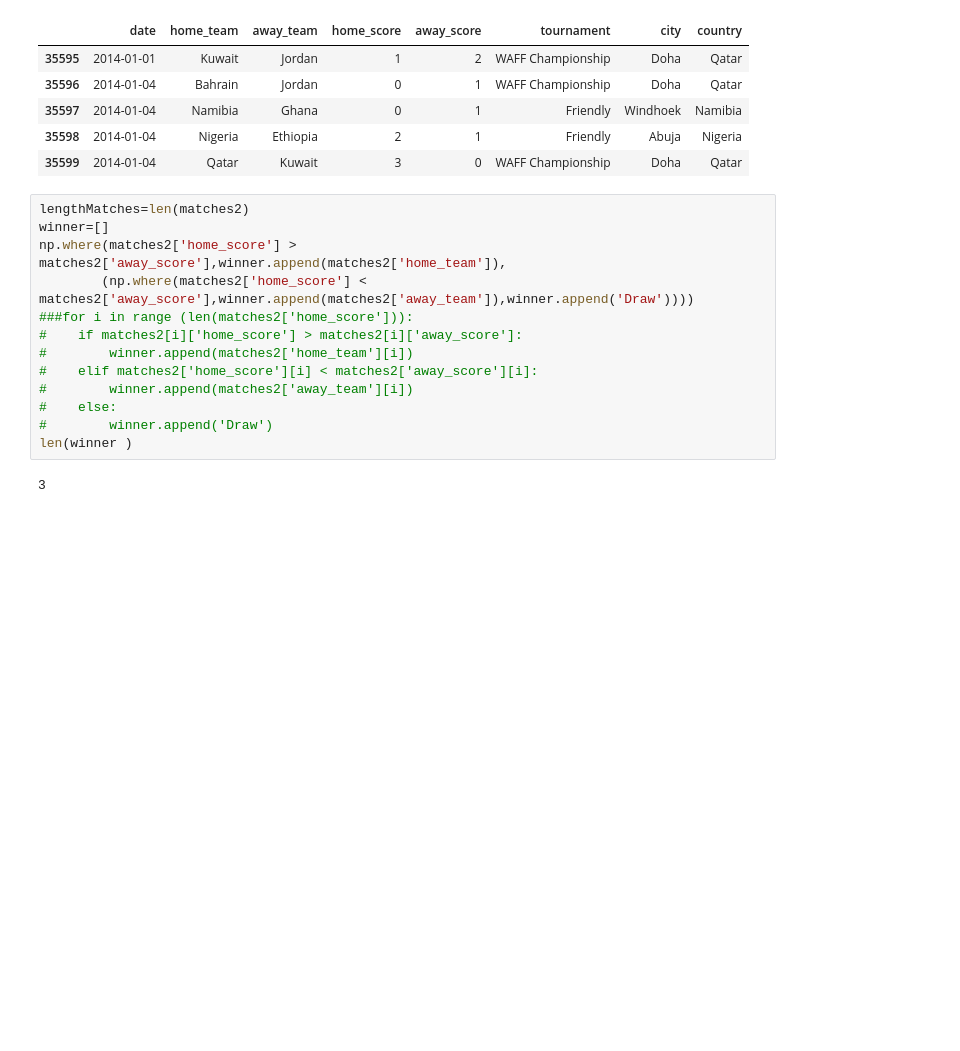
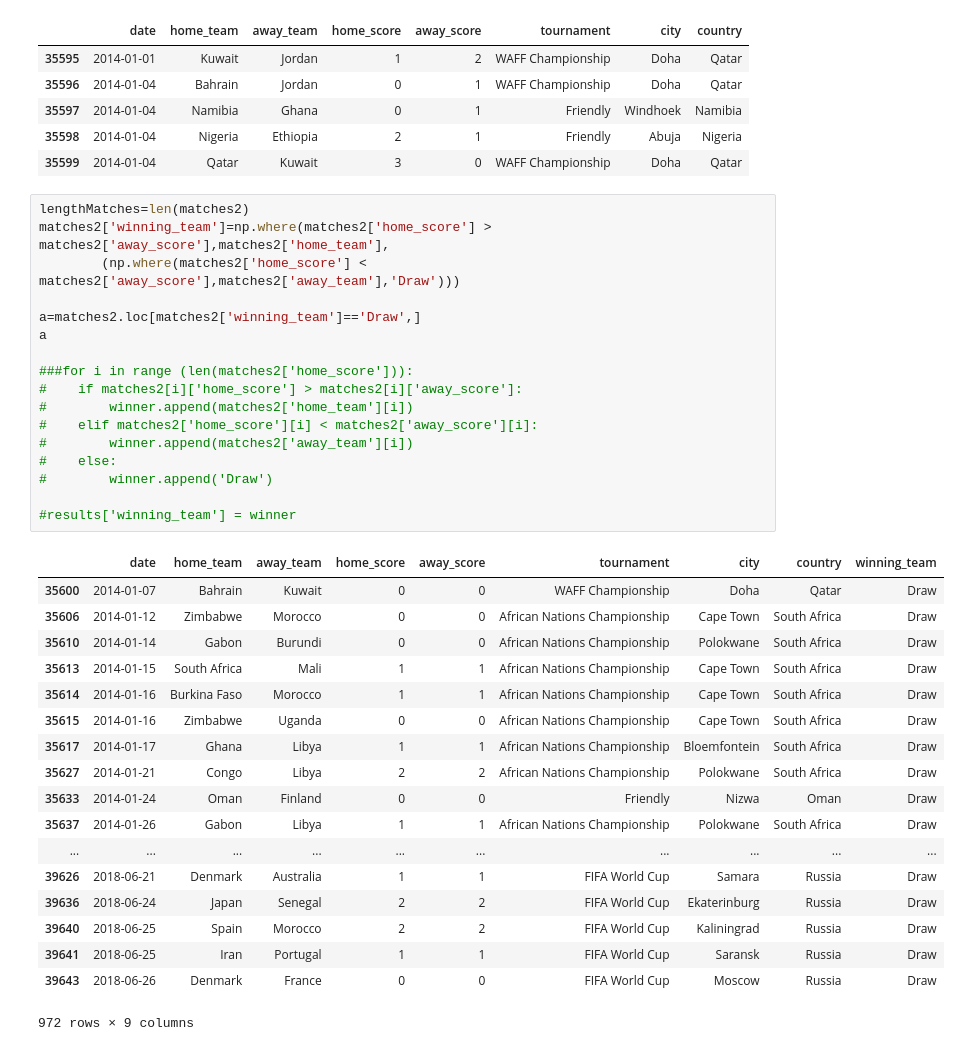
Before and after one commit to ralle123/data_projects, a Jupyter notebook: world_cup/worldcup_prediction.ipynb, the cells around one changed output. Drawn from its saved outputs; the diff is of its cells as text; blank space fills up the shorter version.

Commit message:
updat eto world cup prediction

```diff
--- a/world_cup/worldcup_prediction.ipynb
+++ b/world_cup/worldcup_prediction.ipynb
@@ -27,16 +27,37 @@ matches2.head()
 | 35599 | 2014-01-04 | Qatar | Kuwait | 3 | 0 | WAFF Championship | Doha | Qatar |
 # %%
 lengthMatches=len(matches2)
-winner=[]
-np.where(matches2['home_score'] > matches2['away_score'],winner.append(matches2['home_team']),
-        (np.where(matches2['home_score'] < matches2['away_score'],winner.append(matches2['away_team']),winner.append('Draw'))))
+matches2['winning_team']=np.where(matches2['home_score'] > matches2['away_score'],matches2['home_team'],
+        (np.where(matches2['home_score'] < matches2['away_score'],matches2['away_team'],'Draw')))
+
+a=matches2.loc[matches2['winning_team']=='Draw',]
+a
+
 ###for i in range (len(matches2['home_score'])):
 #    if matches2[i]['home_score'] > matches2[i]['away_score']:
 #        winner.append(matches2['home_team'][i])
 #    elif matches2['home_score'][i] < matches2['away_score'][i]:
 #        winner.append(matches2['away_team'][i])
 #    else:
 #        winner.append('Draw')
-len(winner )
+
+#results['winning_team'] = winner
 # %% [output]
+|  | date | home_team | away_team | home_score | away_score | tournament | city | country | winning_team |
+| 35600 | 2014-01-07 | Bahrain | Kuwait | 0 | 0 | WAFF Championship | Doha | Qatar | Draw |
+| 35606 | 2014-01-12 | Zimbabwe | Morocco | 0 | 0 | African Nations Championship | Cape Town | South Africa | Draw |
+| 35610 | 2014-01-14 | Gabon | Burundi | 0 | 0 | African Nations Championship | Polokwane | South Africa | Draw |
+| 35613 | 2014-01-15 | South Africa | Mali | 1 | 1 | African Nations Championship | Cape Town | South Africa | Draw |
+| 35614 | 2014-01-16 | Burkina Faso | Morocco | 1 | 1 | African Nations Championship | Cape Town | South Africa | Draw |
+| 35615 | 2014-01-16 | Zimbabwe | Uganda | 0 | 0 | African Nations Championship | Cape Town | South Africa | Draw |
+| 35617 | 2014-01-17 | Ghana | Libya | 1 | 1 | African Nations Championship | Bloemfontein | South Africa | Draw |
+| 35627 | 2014-01-21 | Congo | Libya | 2 | 2 | African Nations Championship | Polokwane | South Africa | Draw |
+| 35633 | 2014-01-24 | Oman | Finland | 0 | 0 | Friendly | Nizwa | Oman | Draw |
+| 35637 | 2014-01-26 | Gabon | Libya | 1 | 1 | African Nations Championship | Polokwane | South Africa | Draw |
+| ... | ... | ... | ... | ... | ... | ... | ... | ... | ... |
+| 39626 | 2018-06-21 | Denmark | Australia | 1 | 1 | FIFA World Cup | Samara | Russia | Draw |
+| 39636 | 2018-06-24 | Japan | Senegal | 2 | 2 | FIFA World Cup | Ekaterinburg | Russia | Draw |
+| 39640 | 2018-06-25 | Spain | Morocco | 2 | 2 | FIFA World Cup | Kaliningrad | Russia | Draw |
+| 39641 | 2018-06-25 | Iran | Portugal | 1 | 1 | FIFA World Cup | Saransk | Russia | Draw |
+| 39643 | 2018-06-26 | Denmark | France | 0 | 0 | FIFA World Cup | Moscow | Russia | Draw |
-3
+972 rows × 9 columns
```
